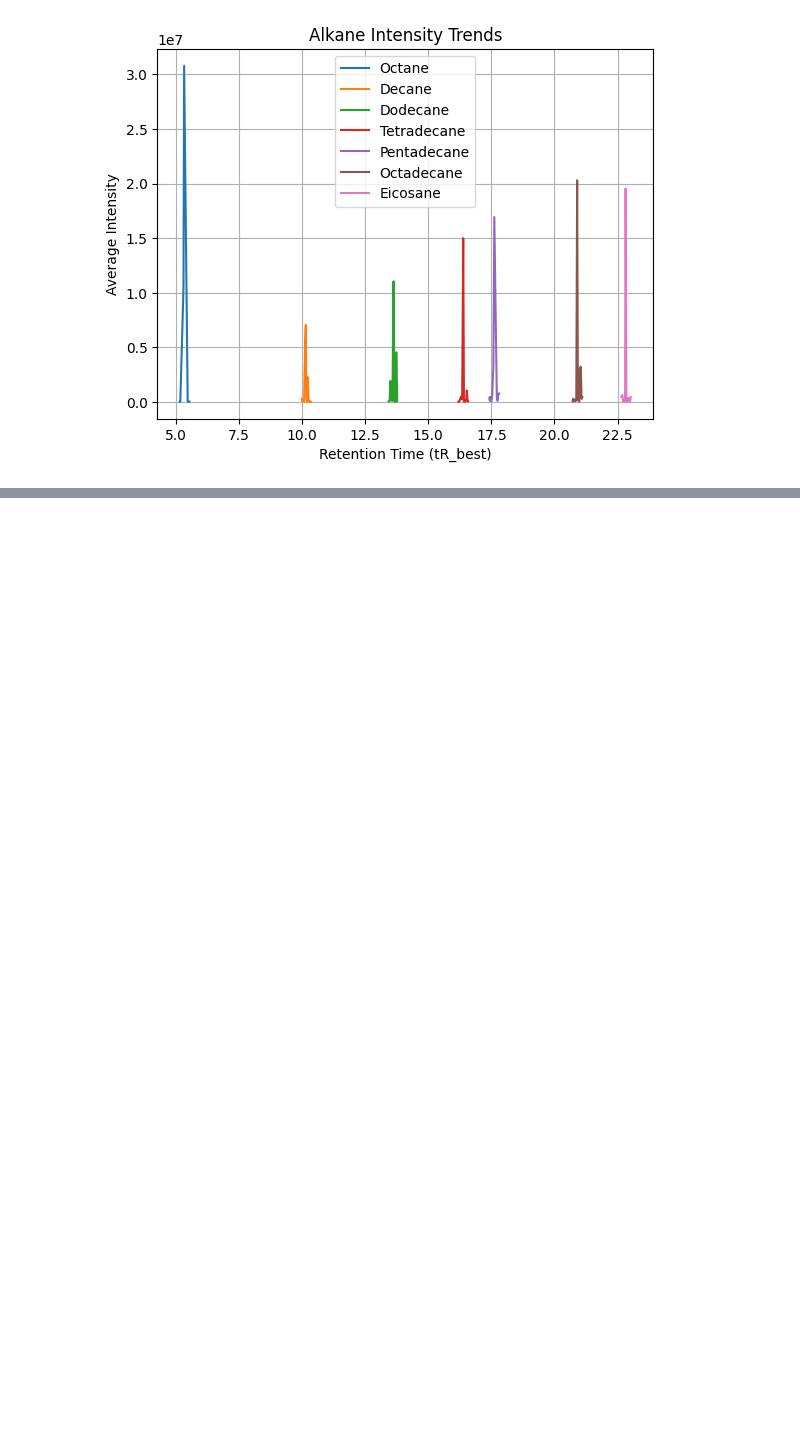
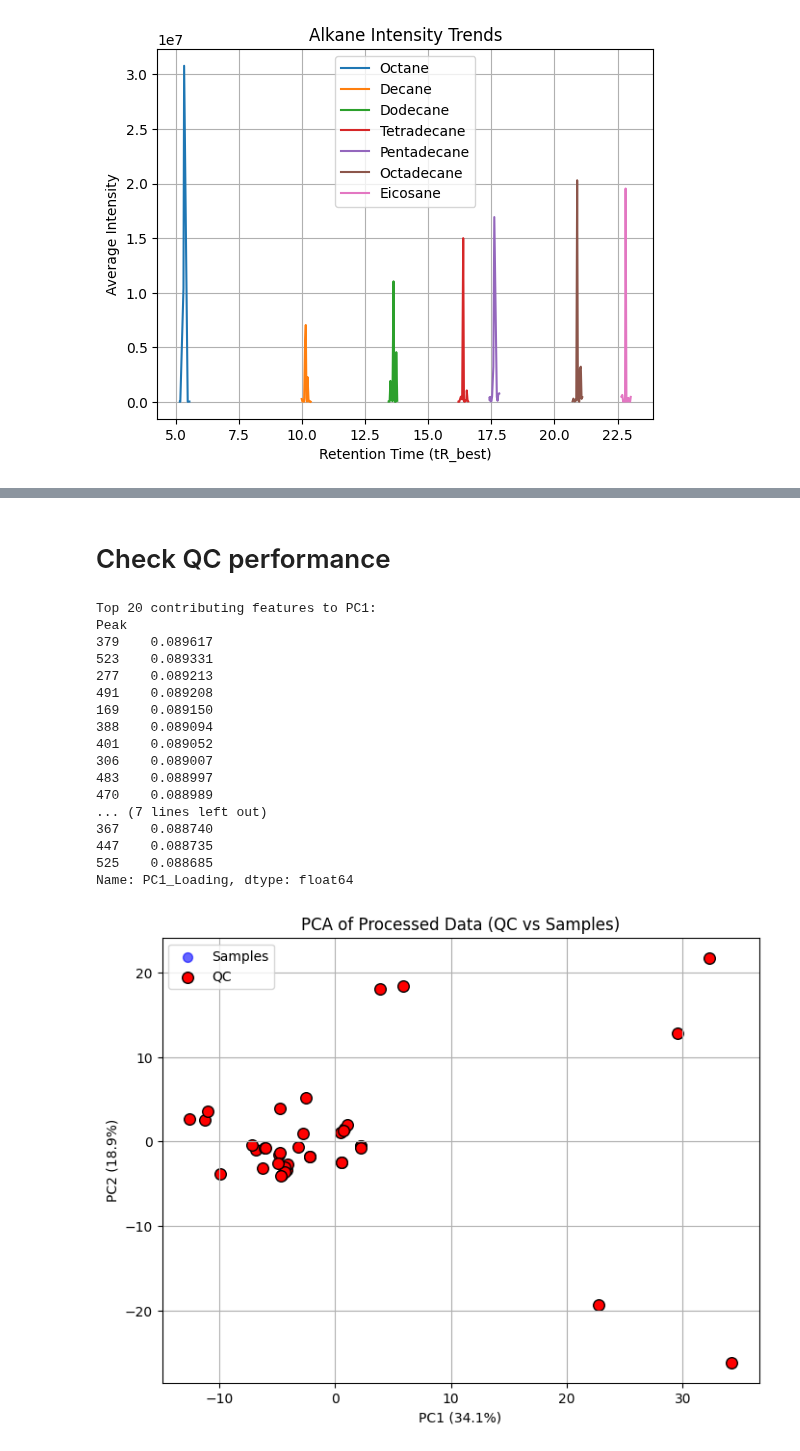
Before and after one commit to Fatemeh1362/internship, a Jupyter notebook: data_prepration.ipynb, the cells around one changed output, grey strips where cells are left out. Saved outputs shown, nothing was run; the diff lists cells and outputs as text; code cells hidden in the pictures; blank space fills up the shorter version.

```diff
--- a/data_prepration.ipynb
+++ b/data_prepration.ipynb
@@ -666,0 +585,47 @@ plt.show()
+# %% [markdown]
+# Check QC performance
+# %%
+pca = PCA(n_components=2)
+pca_scores = pca.fit_transform(processed_features)
+
+# === 9. Feature contributions to PC1 ===
+loadings = pd.Series(pca.components_[0], index=kept_features, name='PC1_Loading')
+top20 = loadings.abs().sort_values(ascending=False).head(20)
+print("Top 20 contributing features to PC1:")
+print(top20)
+
+# === 10. PCA Plot (QC vs Samples) ===
+plt.figure(figsize=(8,6))
+plt.scatter(
+    pca_scores[~qc_mask,0], pca_scores[~qc_mask,1],
+    c='blue', label='Samples', alpha=0.6, s=50
+)
+plt.scatter(
+    pca_scores[qc_mask,0], pca_scores[qc_mask,1],
+    c='red', label='QC', edgecolor='k', s=70
+)
+plt.title("PCA of Processed Data (QC vs Samples)")
+plt.xlabel(f"PC1 ({pca.explained_variance_ratio_[0]*100:.1f}%)")
+plt.ylabel(f"PC2 ({pca.explained_variance_ratio_[1]*100:.1f}%)")
+plt.legend()
+plt.grid(True)
+plt.show()
+# %% [output]
+Top 20 contributing features to PC1:
+Peak
+379    0.089617
+523    0.089331
+277    0.089213
+491    0.089208
+169    0.089150
+388    0.089094
+401    0.089052
+306    0.089007
+483    0.088997
+470    0.088989
+... (7 lines left out)
+367    0.088740
+447    0.088735
+525    0.088685
+Name: PC1_Loading, dtype: float64
+[figure, added]
```
Also changed, not shown: parts of 68 cells of this notebook.
